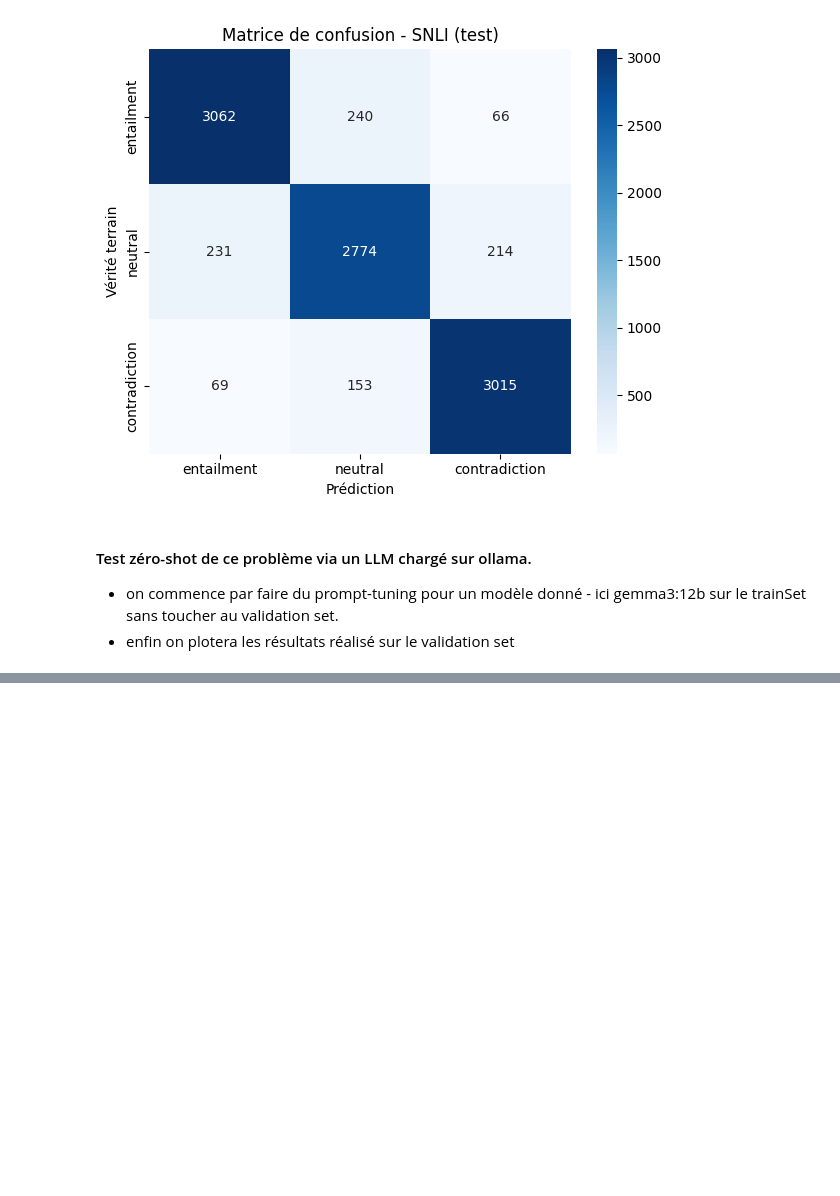
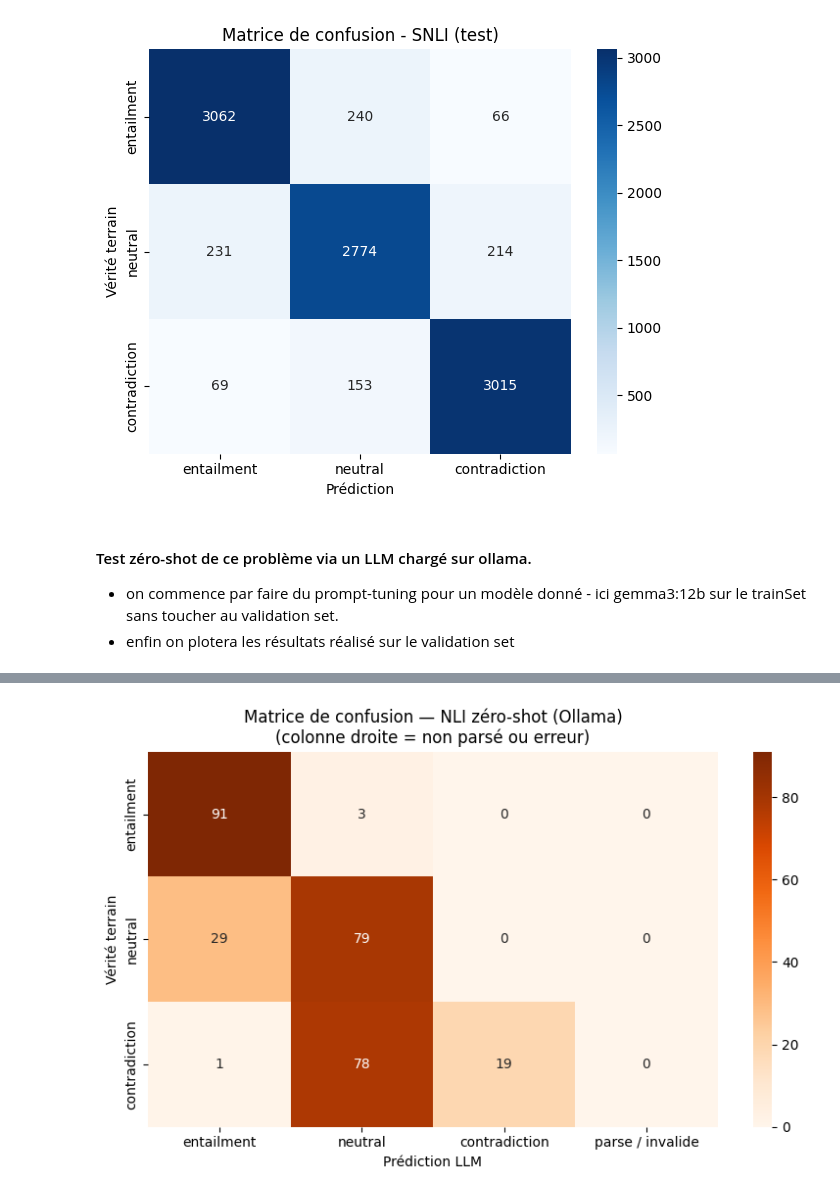
Before and after one commit to 4cvvq6svjp-png/snli_solution, a Jupyter notebook: tp8.ipynb, the cells around one changed output, grey strips where cells are left out. Drawn from its saved outputs; the diff is of its cells as text; code cells hidden in the pictures; blank space fills up the shorter version.

Commit message:
ajout de métriques et résultats gemma3:12b zero shot

```diff
--- a/tp8.ipynb
+++ b/tp8.ipynb
@@ -479,7 +451,7 @@ def call_ollama(premise, hypothesis, system_prompt=None, temperature=temp_reco,
 # %%
 rng = np.random.default_rng(RANDOM_SEED_OLLAMA)
 train_ds = dataset_to_use["train"]
-k_preview = min(5, len(train_ds))
+k_preview = 10
 idx_train = rng.choice(len(train_ds), size=k_preview, replace=False)
 
 for i in idx_train:
@@ -539,0 +489,91 @@ if n_fail:
+# %%
+N_VAL_SAMPLES = 300
+
+# Évaluation zéro-shot Ollama
+val_ds = dataset_to_use["validation"]
+rng = np.random.default_rng(RANDOM_SEED_OLLAMA)
+
+n_eval = min(N_VAL_SAMPLES, len(val_ds))
+idx_eval = rng.choice(len(val_ds), size=n_eval, replace=False)
+
+y_true_ollama = []
+y_pred_ollama = []
+parse_debug = []
+
+for i in idx_eval:
+    ex = val_ds[int(i)]
+    gold = int(ex["label"])
+    pred_id, raw, meta = call_ollama(ex["premise"], ex["hypothesis"], system_prompt=system_prompt)
+
+    y_true_ollama.append(gold)
+    y_pred_ollama.append(pred_id)
+    parse_debug.append({"raw": raw, "meta": meta})
+
+n_tot = len(y_pred_ollama)
+n_fail = sum(p == PARSE_FAIL_ID for p in y_pred_ollama)
+
+print(f"Samples évalués: {n_tot}")
+print(f"Échecs parse/API : {n_fail} ({(100 * n_fail / n_tot if n_tot else 0):.1f}%)")
+
+# Métriques globales
+acc_all = accuracy_score(y_true_ollama, y_pred_ollama)
+print(f"Accuracy (global): {acc_all:.4f}")
+
+# Métriques sur prédictions valides uniquement (sans PARSE_FAIL)
+valid_idx = [i for i, p in enumerate(y_pred_ollama) if p != PARSE_FAIL_ID]
+y_true_valid = [y_true_ollama[i] for i in valid_idx]
+y_pred_valid = [y_pred_ollama[i] for i in valid_idx]
+
+if y_true_valid:
+    acc_valid = accuracy_score(y_true_valid, y_pred_valid)
+    f1_macro_valid = f1_score(
+        y_true_valid,
+        y_pred_valid,
+        average="macro",
+        labels=[0, 1, 2],
+        zero_division=0,
+    )
+    print(f"Accuracy (sans parse fail): {acc_valid:.4f}")
+    print(f"F1 macro (sans parse fail): {f1_macro_valid:.4f}")
+else:
+    print("Accuracy (sans parse fail): N/A")
+    print("F1 macro (sans parse fail): N/A")
+
+# Matrice de confusion
+pred_labels_cm = [0, 1, 2, PARSE_FAIL_ID]
+cm_ollama = confusion_matrix(y_true_ollama, y_pred_ollama, labels=pred_labels_cm)
+
+col_names = [id2label[i] for i in range(3)] + ["parse / invalide"]
+row_names = [id2label[i] for i in range(3)]
+cm_display = cm_ollama[:3, :]
+
+plt.figure(figsize=(8, 5))
+sns.heatmap(
+    cm_display,
+    annot=True,
+    fmt="d",
+    cmap="Oranges",
+    xticklabels=col_names,
+    yticklabels=row_names,
+)
+plt.title("Matrice de confusion — NLI zéro-shot (Ollama)\n(colonne droite = non parsé ou erreur)")
+plt.xlabel("Prédiction LLM")
+plt.ylabel("Vérité terrain")
+plt.tight_layout()
+plt.show()
+
+# Quelques échecs de parsing pour déboguer le prompt
+if n_fail:
+    print("\nExemples d'échecs de parsing (max 5):")
+    shown = 0
+    for i in range(n_tot):
+        if y_pred_ollama[i] != PARSE_FAIL_ID:
+            continue
+        print("---")
+        print("gold:", id2label[y_true_ollama[i]])
+        print("meta:", parse_debug[i]["meta"])
+        print("raw :", (parse_debug[i]["raw"] or "")[:400].replace("\n", " "))
+        shown += 1
+        if shown >= 5:
+            break
+# %% [output]
@@ -539,0 +585 @@ if n_fail:
+[figure, added]
```
Also changed, not shown: parts of 7 cells of this notebook.
